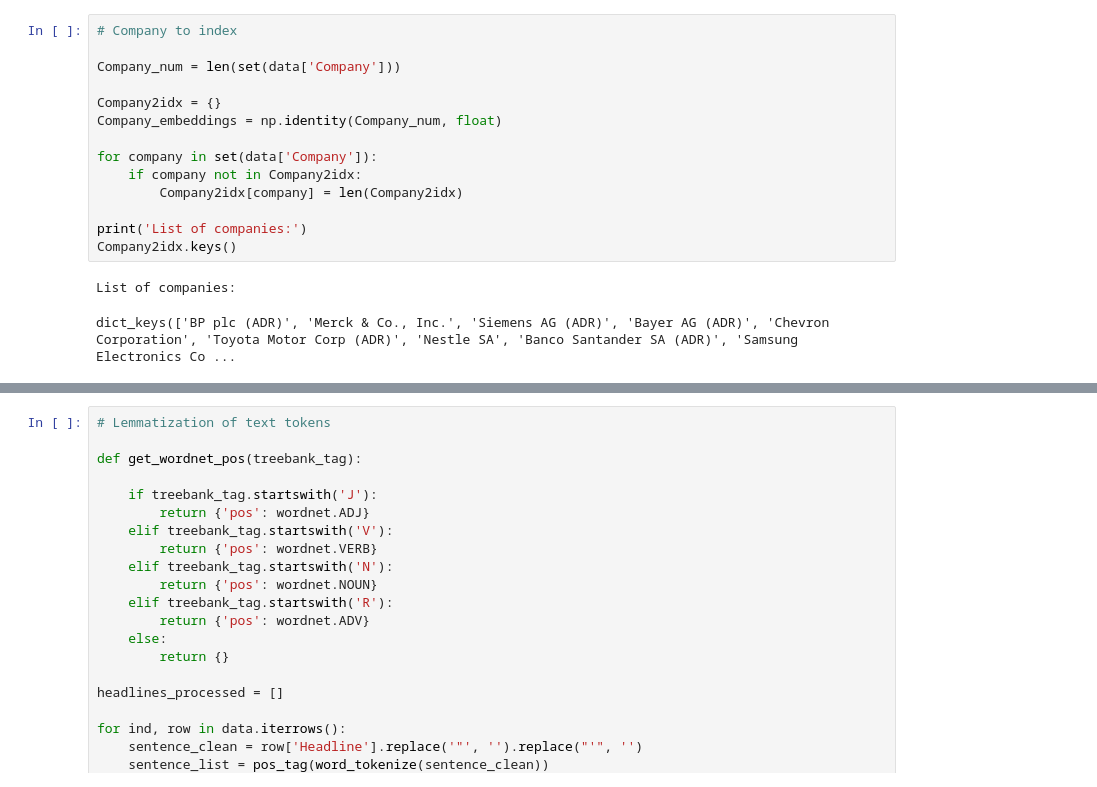
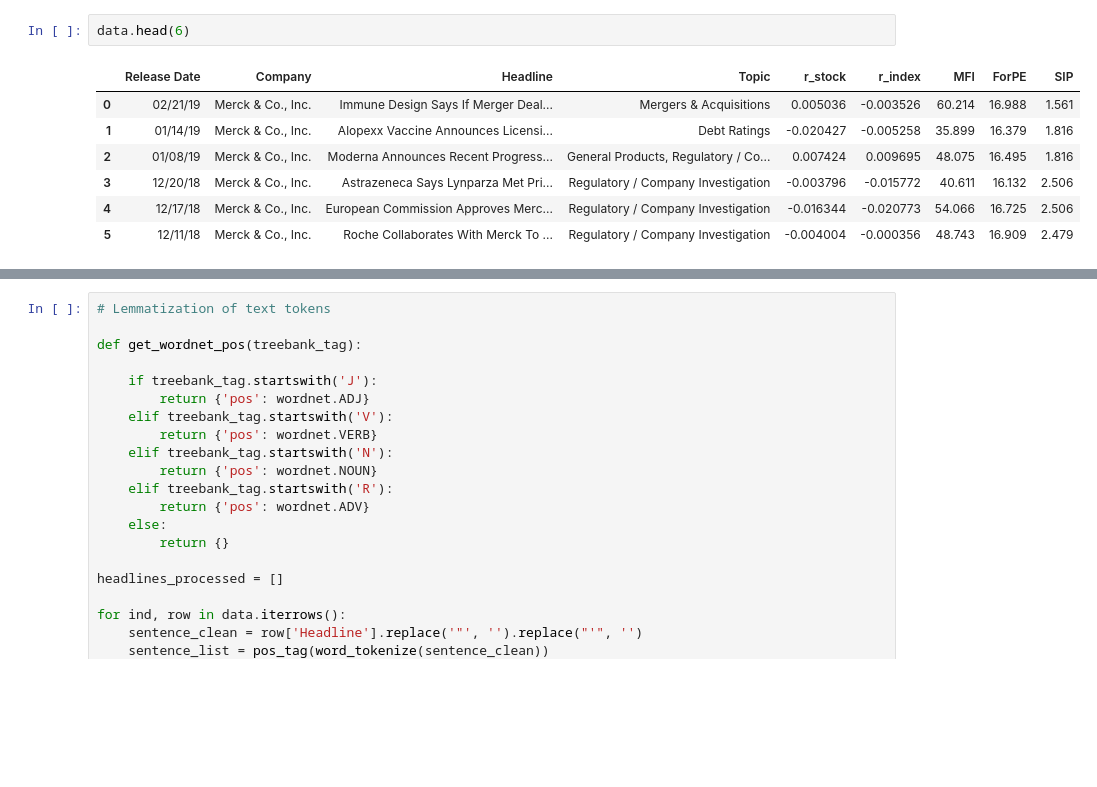
Before and after one commit to SamIlic/NLP-Forecasting, a Jupyter notebook: NLP_Equity_Trading/Project v2.ipynb, the cells around one changed output, grey strips where cells are left out. Drawn from its saved outputs; the diff is of its cells as text; blank space fills up the shorter version.

```diff
--- a/NLP_Equity_Trading/Project v2.ipynb
+++ b/NLP_Equity_Trading/Project v2.ipynb
@@ -155,18 +180,11 @@ XOM-US.xls was processed. Non ascii lines removed: 10 Total lines left: 204
-# %%
-# Company to index
-
-Company_num = len(set(data['Company']))
-
-Company2idx = {}
-Company_embeddings = np.identity(Company_num, float)
-
-for company in set(data['Company']):
-    if company not in Company2idx:
-        Company2idx[company] = len(Company2idx)
-
-print('List of companies:')
-Company2idx.keys()
-# %% [output]
-List of companies:
-dict_keys(['BP plc (ADR)', 'Merck & Co., Inc.', 'Siemens AG (ADR)', 'Bayer AG (ADR)', 'Chevron Corporation', 'Toyota Motor Corp (ADR)', 'Nestle SA', 'Banco Santander SA (ADR)', 'Samsung Electronics Co ...
+# %%
+data.head(6)
+# %% [output]
+|  | Release Date | Company | Headline | Topic | r_stock | r_index | MFI | ForPE | SIP |
+| 0 | 02/21/19 | Merck & Co., Inc. | Immune Design Says If Merger Deal... | Mergers & Acquisitions | 0.005036 | -0.003526 | 60.214 | 16.988 | 1.561 |
+| 1 | 01/14/19 | Merck & Co., Inc. | Alopexx Vaccine Announces Licensi... | Debt Ratings | -0.020427 | -0.005258 | 35.899 | 16.379 | 1.816 |
+| 2 | 01/08/19 | Merck & Co., Inc. | Moderna Announces Recent Progress... | General Products, Regulatory / Co... | 0.007424 | 0.009695 | 48.075 | 16.495 | 1.816 |
+| 3 | 12/20/18 | Merck & Co., Inc. | Astrazeneca Says Lynparza Met Pri... | Regulatory / Company Investigation | -0.003796 | -0.015772 | 40.611 | 16.132 | 2.506 |
+| 4 | 12/17/18 | Merck & Co., Inc. | European Commission Approves Merc... | Regulatory / Company Investigation | -0.016344 | -0.020773 | 54.066 | 16.725 | 2.506 |
+| 5 | 12/11/18 | Merck & Co., Inc. | Roche Collaborates With Merck To ... | Regulatory / Company Investigation | -0.004004 | -0.000356 | 48.743 | 16.909 | 2.479 |
 # %%
```
Also changed, not shown: parts of 7 cells of this notebook, 5 other files.
